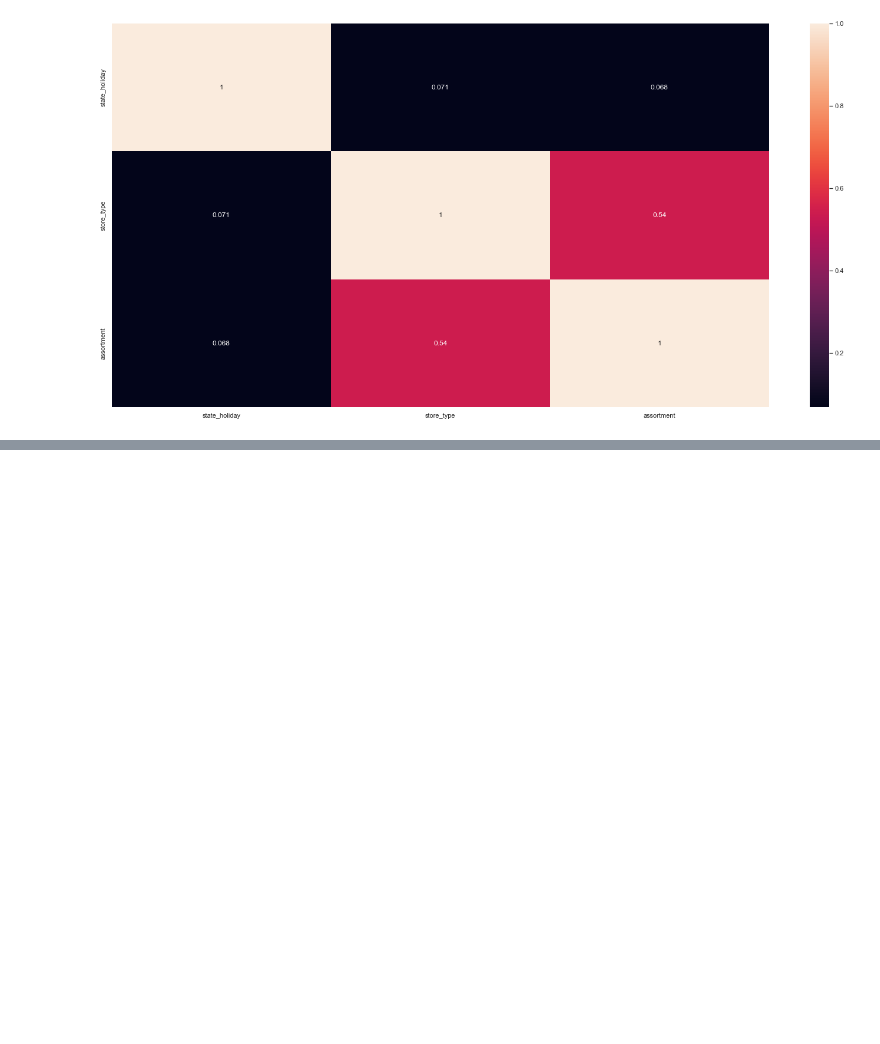
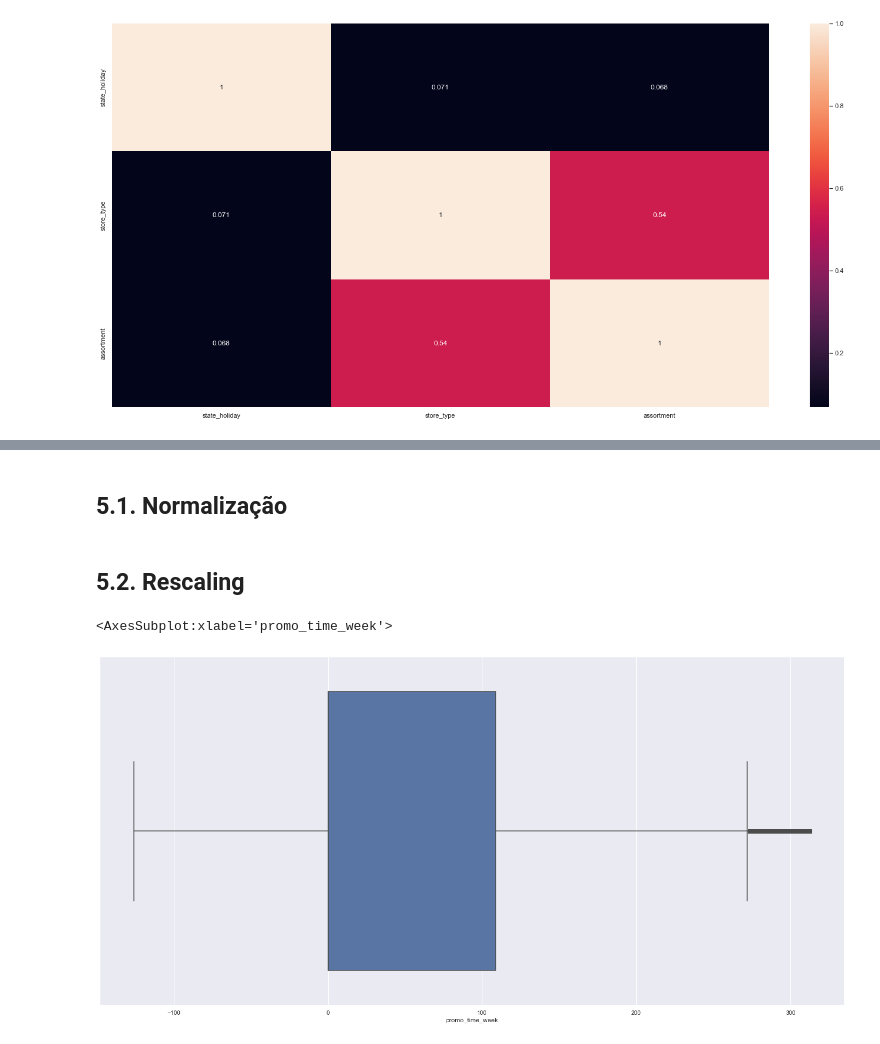
Before and after one commit to ArthurMesquita96/Rossmann-Predict-Sales, a Jupyter notebook: m05_v01_store_sales_predicton.ipynb, the cells around one changed output, grey strips where cells are left out. Saved outputs shown, nothing was run; the diff lists cells and outputs as text; code cells hidden in the pictures; blank space fills up the shorter version.

Commit message:
aplicando rescaling

```diff
--- a/m05_v01_store_sales_predicton.ipynb
+++ b/m05_v01_store_sales_predicton.ipynb
@@ -895,0 +895,2 @@ df5 = df4.copy()
+# %% [markdown]
+## 5.1. Normalização
@@ -895,0 +899,2 @@ df5 = df4.copy()
+# %% [markdown]
+## 5.2. Rescaling
@@ -895,0 +903,5 @@ df5 = df4.copy()
+# %%
+sns.boxplot(df5['promo_time_week'])
+# %% [output]
+<AxesSubplot:xlabel='promo_time_week'>
+[figure, added]
```
Also changed, not shown: parts of 15 cells of this notebook.
